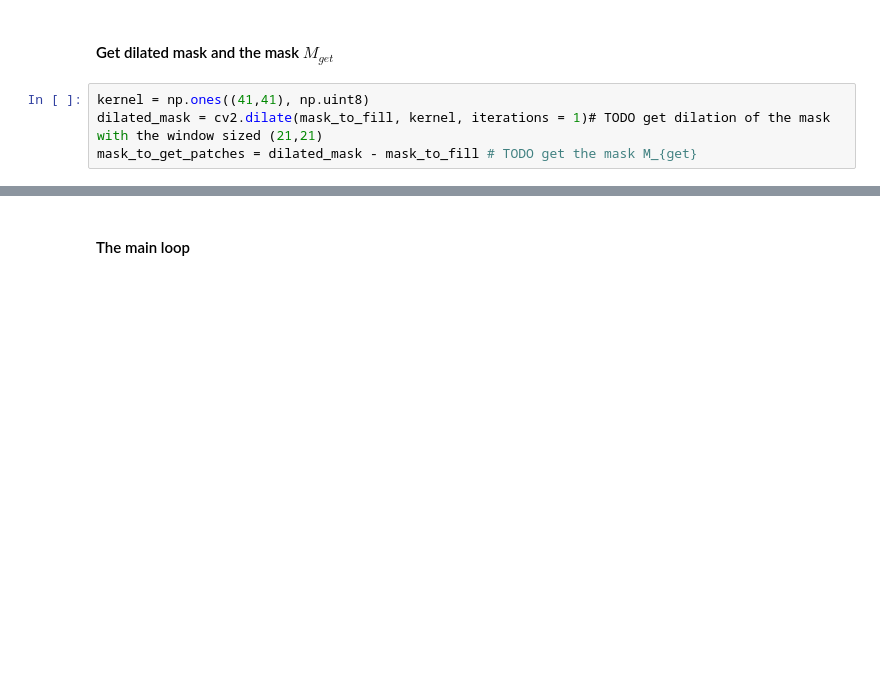
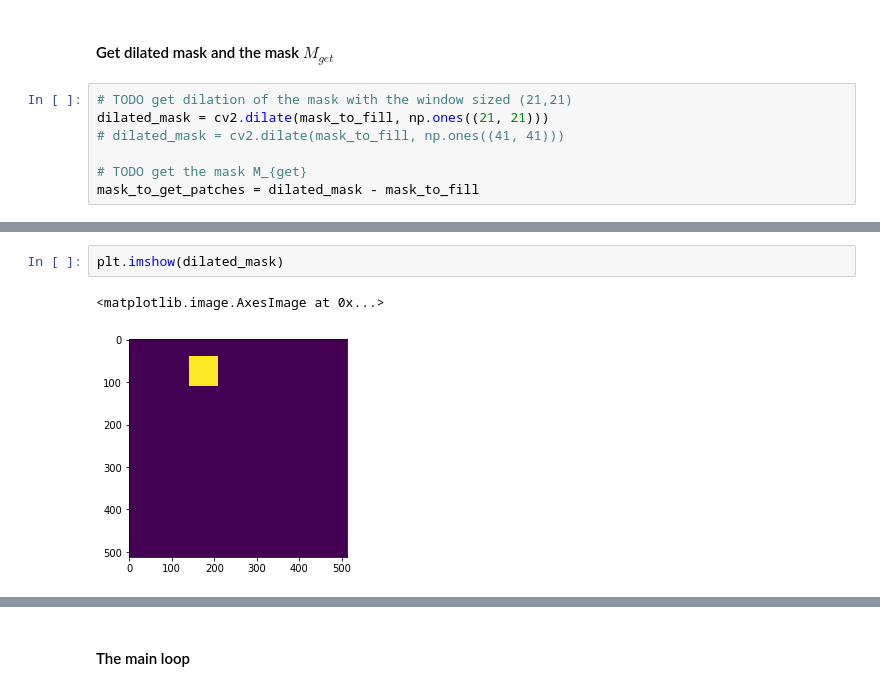
Before and after one commit to lev1khachatryan/ASDS_CV, a Jupyter notebook: Classes/20191031-Texture_Synthesis/Hole_filling_with_simple_patch_match.ipynb, the cells around one changed output, grey strips where cells are left out. Drawn from its saved outputs; the diff is of its cells as text; blank space fills up the shorter version.

```diff
--- a/Classes/20191031-Texture_Synthesis/Hole_filling_with_simple_patch_match.ipynb
+++ b/Classes/20191031-Texture_Synthesis/Hole_filling_with_simple_patch_match.ipynb
@@ -55,6 +55,9 @@ plt.imshow(img_with_hole);
 # %% [markdown]
 #### Get dilated mask and the mask $M_{get}$
 # %%
-kernel = np.ones((41,41), np.uint8)
-dilated_mask = cv2.dilate(mask_to_fill, kernel, iterations = 1)# TODO get dilation of the mask with the window sized (21,21)
-mask_to_get_patches = dilated_mask - mask_to_fill # TODO get the mask M_{get}
+# TODO get dilation of the mask with the window sized (21,21)
+dilated_mask = cv2.dilate(mask_to_fill, np.ones((21, 21)))
+# dilated_mask = cv2.dilate(mask_to_fill, np.ones((41, 41)))
+
+# TODO get the mask M_{get}
+mask_to_get_patches = dilated_mask - mask_to_fill
@@ -74,0 +69,5 @@ plt.imshow(img_with_hole_test);
+# %%
+plt.imshow(dilated_mask)
+# %% [output]
+<matplotlib.image.AxesImage at 0x...>
+[figure, added]
```
Also changed, not shown: parts of 16 cells of this notebook.
